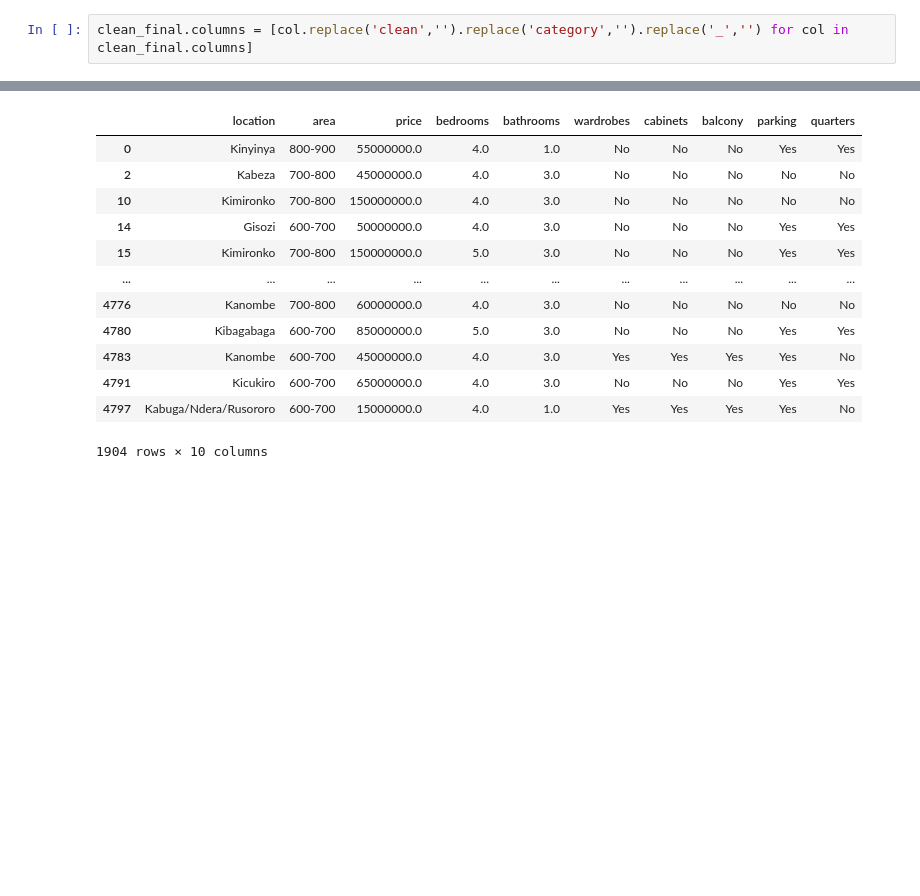
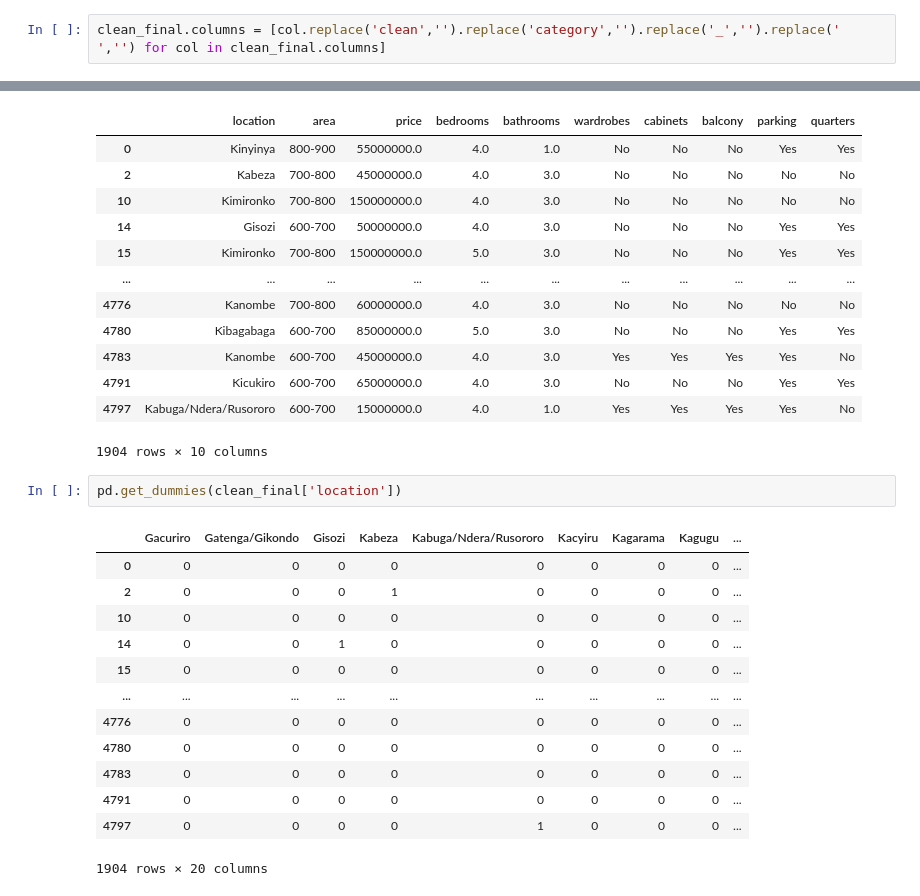
Before and after one commit to Rootkiti/ict_chember_classes, a Jupyter notebook: ml wolkthrough.ipynb, the cells around one changed output, grey strips where cells are left out. Drawn from its saved outputs; the diff is of its cells as text; blank space fills up the shorter version.

Commit message:
cleanning columns

```diff
--- a/ml wolkthrough.ipynb
+++ b/ml wolkthrough.ipynb
@@ -422,7 +422,7 @@ Index(['location', 'area', 'price', 'bedrooms', 'bathrooms', 'wardrobes',
 clean_final = clean_df[['clean location','area category','clean_price','bedrooms', 'bathrooms', 'wardrobes',
        'cabinets', 'balcony', 'parking', 'quarters']]
 # %%
-clean_final.columns = [col.replace('clean','').replace('category','').replace('_','') for col in clean_final.columns]
+clean_final.columns = [col.replace('clean','').replace('category','').replace('_','').replace(' ','') for col in clean_final.columns]
 # %%
 clean_final
 # %% [output]
@@ -439,3 +439,19 @@ clean_final
 | 4791 | Kicukiro | 600-700 | 65000000.0 | 4.0 | 3.0 | No | No | No | Yes | Yes |
 | 4797 | Kabuga/Ndera/Rusororo | 600-700 | 15000000.0 | 4.0 | 1.0 | Yes | Yes | Yes | Yes | No |
 1904 rows × 10 columns
+# %%
+pd.get_dummies(clean_final['location'])
+# %% [output]
+|  | Gacuriro | Gatenga/Gikondo | Gisozi | Kabeza | Kabuga/Ndera/Rusororo | Kacyiru | Kagarama | Kagugu | ... |
+| 0 | 0 | 0 | 0 | 0 | 0 | 0 | 0 | 0 | ... |
+| 2 | 0 | 0 | 0 | 1 | 0 | 0 | 0 | 0 | ... |
+| 10 | 0 | 0 | 0 | 0 | 0 | 0 | 0 | 0 | ... |
+| 14 | 0 | 0 | 1 | 0 | 0 | 0 | 0 | 0 | ... |
+| 15 | 0 | 0 | 0 | 0 | 0 | 0 | 0 | 0 | ... |
+| ... | ... | ... | ... | ... | ... | ... | ... | ... | ... |
+| 4776 | 0 | 0 | 0 | 0 | 0 | 0 | 0 | 0 | ... |
+| 4780 | 0 | 0 | 0 | 0 | 0 | 0 | 0 | 0 | ... |
+| 4783 | 0 | 0 | 0 | 0 | 0 | 0 | 0 | 0 | ... |
+| 4791 | 0 | 0 | 0 | 0 | 0 | 0 | 0 | 0 | ... |
+| 4797 | 0 | 0 | 0 | 0 | 1 | 0 | 0 | 0 | ... |
+1904 rows × 20 columns
```
